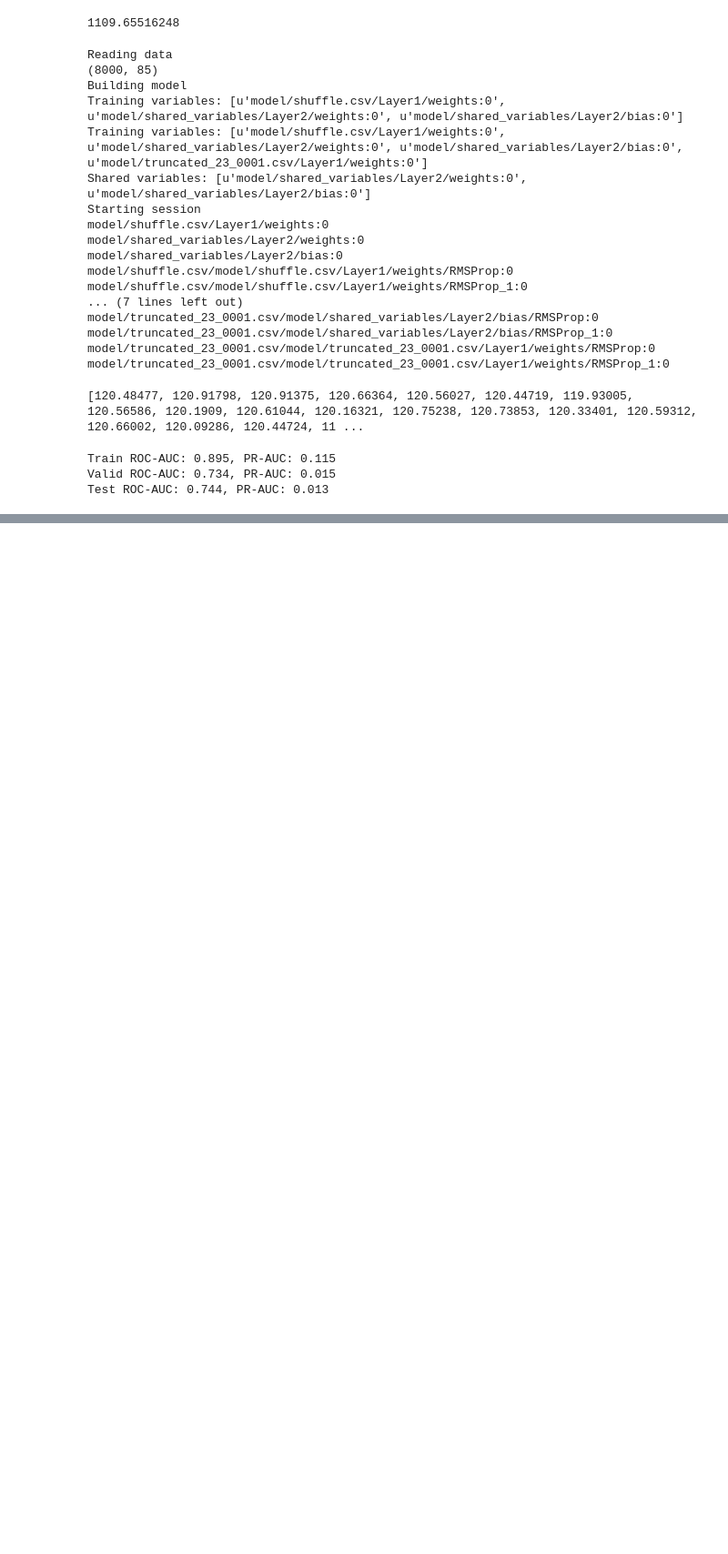
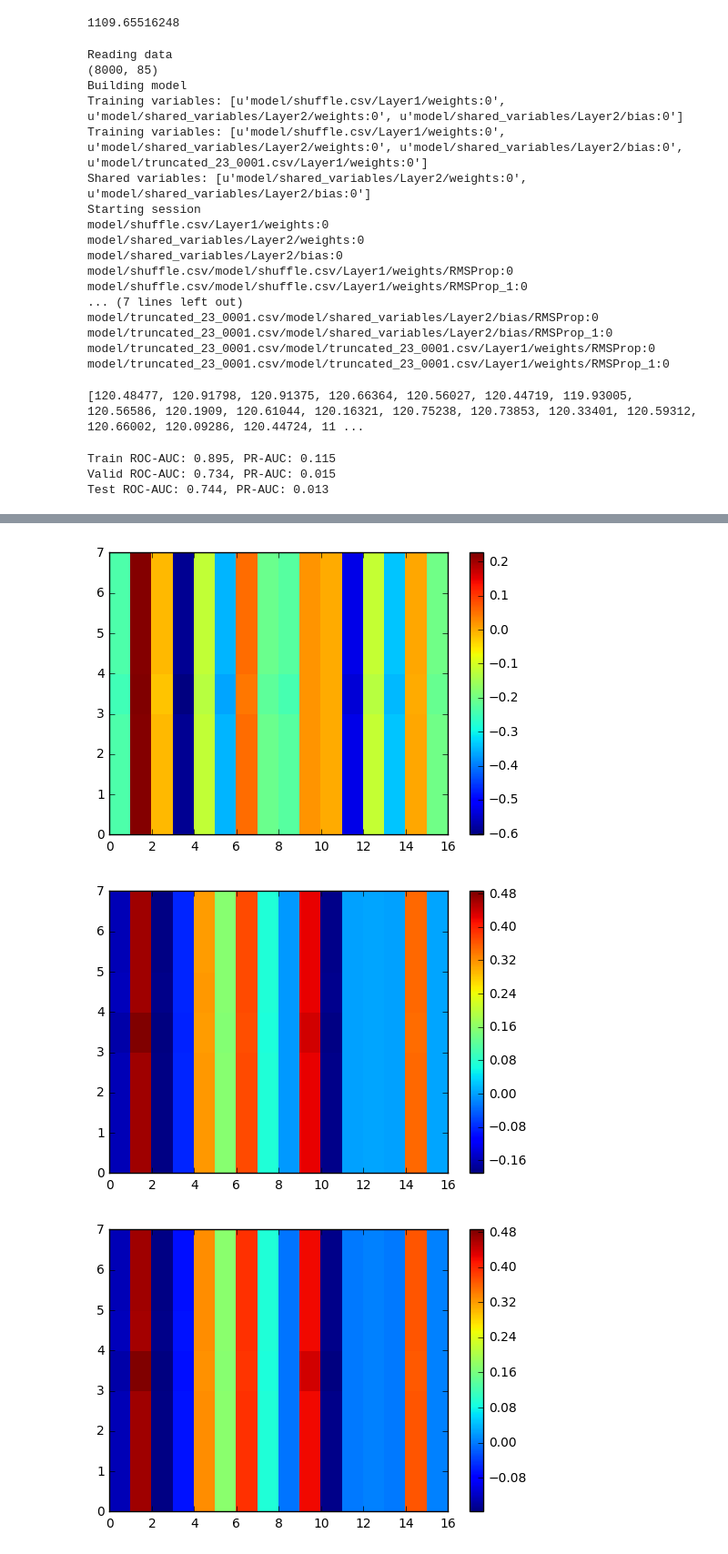
Before and after one commit to ppuliu/DeepLearning, a Jupyter notebook: tensorflow/exp.ipynb, the cells around one changed output, grey strips where cells are left out. Shown: that part at 91% size. Cells and saved outputs as stored; diff of their text form; code cells hidden in the pictures; blank space fills up the shorter version.

```diff
--- a/tensorflow/exp.ipynb
+++ b/tensorflow/exp.ipynb
@@ -62,6 +90,7 @@ model/truncated_23_0001.csv/model/truncated_23_0001.csv/input_w/RMSProp_1:0
 # %%
-train_multi_rnn.FLAGS.log_dir='/home/honglei/projects/neural_network/log_dir'
-m=train_multi_rnn.TrainMultiRNN('/home/honglei/projects/neural_network/data/shuffle', fix_shared=True)
+with tf.device('/gpu:1'):
+    train_multi_rnn.FLAGS.log_dir='/home/honglei/projects/heterlearning/log_dir'
+    m=train_multi_rnn.TrainMultiRNN('/home/honglei/projects/heterlearning/data/shuffle', fix_shared=True)
 # %% [output]
 Reading data
 (8000, 85)
@@ -284,0 +303,6 @@ visualSeries(X[:10000,:])
+# %%
+## supervised training
+with tf.device('/gpu:1'):
+    train_multi_rnn.FLAGS.log_dir='/home/honglei/projects/heterlearning/log_dir'
+    m=train_multi_rnn.TrainMultiRNN('/home/honglei/projects/heterlearning/data/shuffle_10/', fix_shared=False)
+m.sup_train('train_best.ckt')
@@ -284,0 +327,6 @@ visualSeries(X[:10000,:])
+# %%
+# unsupervised training for test data
+with tf.device('/gpu:1'):
+    train_multi_rnn.FLAGS.log_dir='/home/honglei/projects/heterlearning/log_dir'
+    m=train_multi_rnn.TrainMultiRNN('/home/honglei/projects/heterlearning/data/shuffle_10_test/', fix_shared=True)
+m.partially_train('/home/honglei/projects/heterlearning/log_dir/train_best.ckt', 'test_best.ckt')
@@ -284,0 +351,8 @@ visualSeries(X[:10000,:])
+# %%
+# get accuracy for test data
+with tf.device('/gpu:1'):
+    train_multi_rnn.FLAGS.log_dir='/home/honglei/projects/heterlearning/log_dir'
+    m=train_multi_rnn.TrainMultiRNN('/home/honglei/projects/heterlearning/data/shuffle_10_test/', fix_shared=True)
+m.restore('/home/honglei/projects/heterlearning/log_dir/test_best.ckt')
+acc, labels, states = m.get_accuracy()
+print acc
@@ -284,0 +407,21 @@ visualSeries(X[:10000,:])
+# %%
+plt.figure()
+plt.pcolor(states[2])#[:,0:50])
+plt.colorbar()
+plt.figure()
+plt.pcolor(states[3])#[:,0:50])
+plt.colorbar()
+plt.figure()
+plt.pcolor(states[5])#[:,0:50])
+plt.colorbar()
+plt.figure()
+plt.pcolor(states[7])#[:,0:50])
+plt.colorbar()
+plt.figure()
+plt.pcolor(states[8])#[:,0:50])
+plt.colorbar()
+plt.show()
+# %% [output]
+[figure, added]
+[figure, added]
+[figure, added]
```
Also changed, not shown: parts of 13 cells of this notebook, 7 other files.
